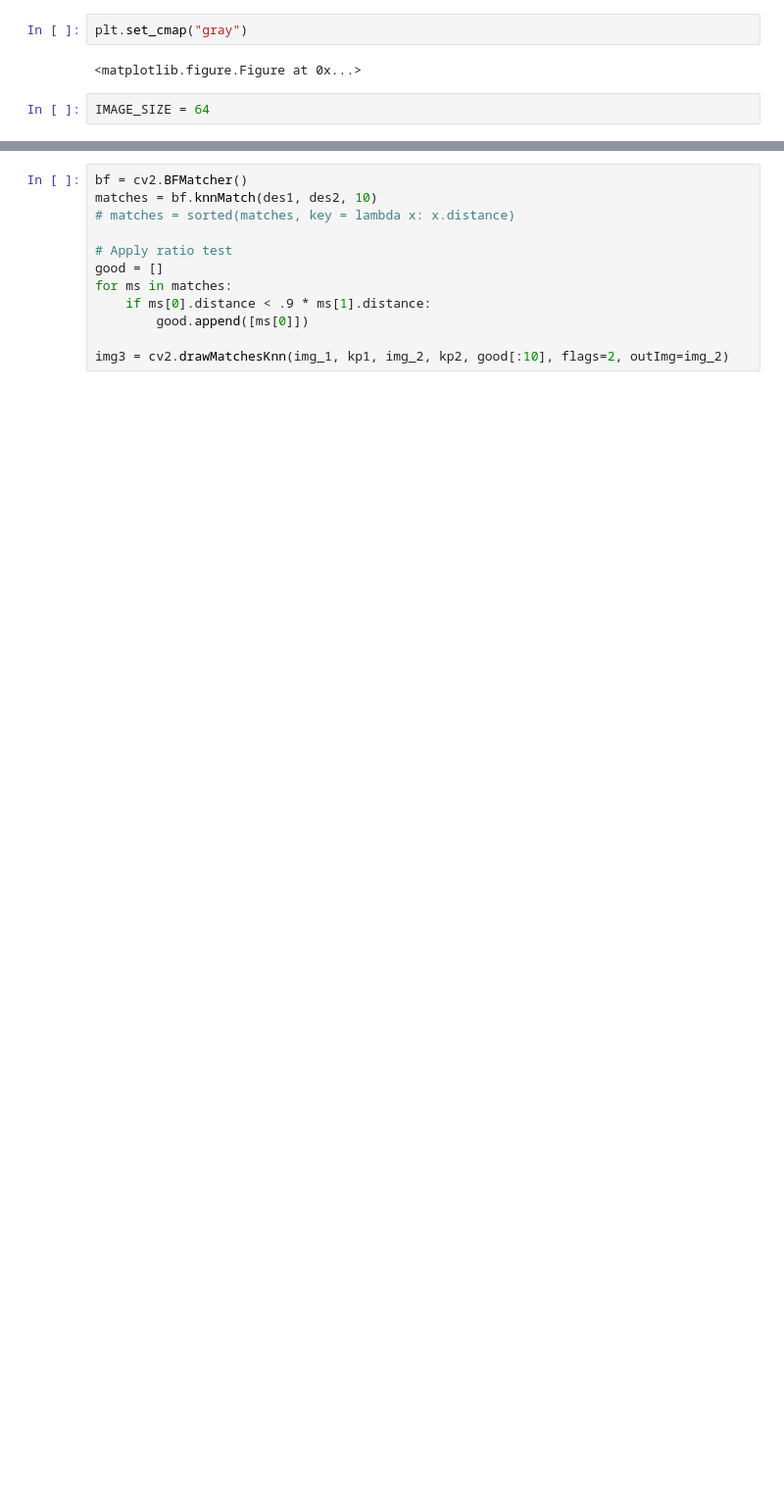
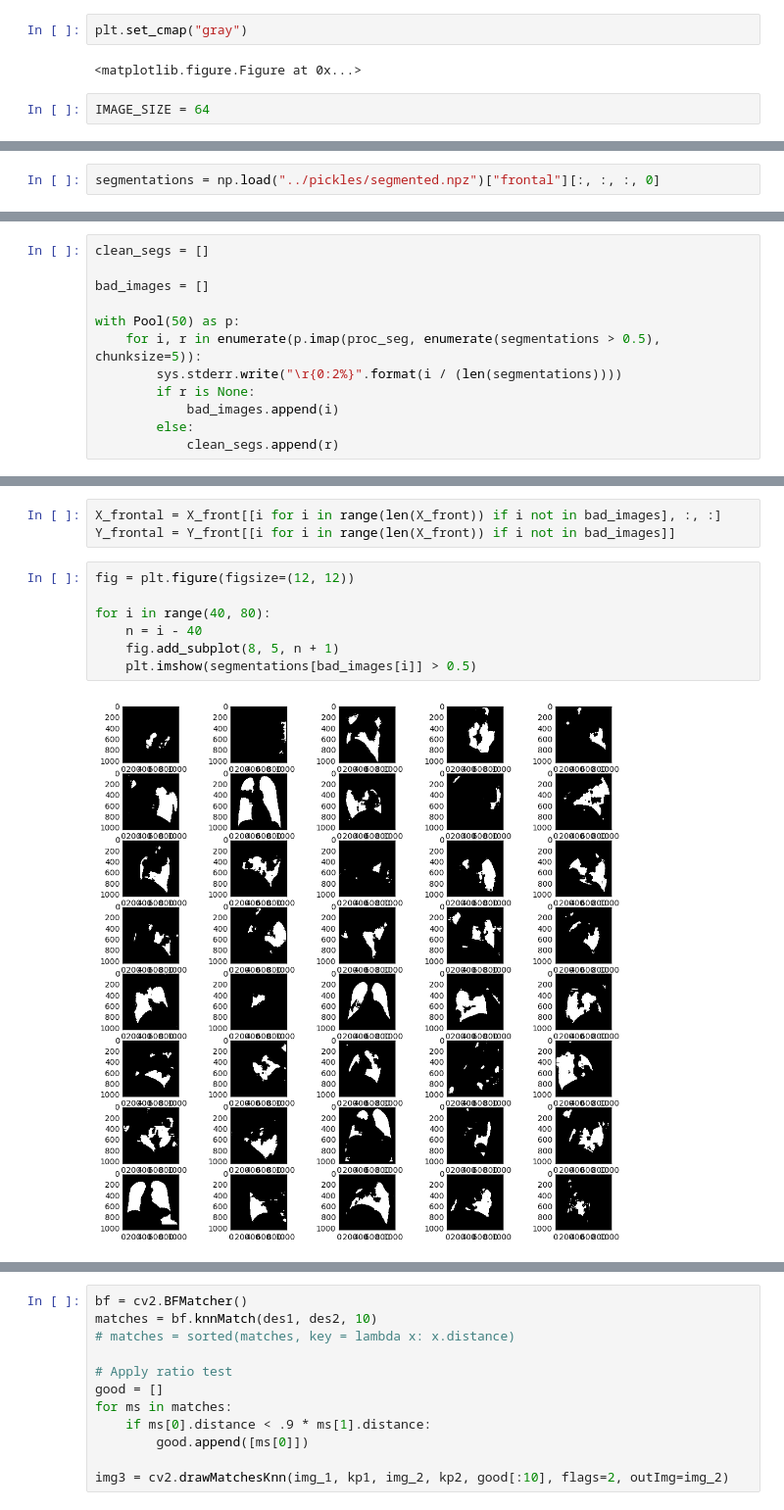
Before and after one commit to artemkondyukov/xray_cardiometry, a Jupyter notebook: notebooks/Feature_extraction.ipynb, the cells around one changed output, grey strips where cells are left out. Shown at 98% size. Drawn from its saved outputs; the diff is of its cells as text; blank space fills up the shorter version.

```diff
--- a/notebooks/Feature_extraction.ipynb
+++ b/notebooks/Feature_extraction.ipynb
@@ -14,0 +25,2 @@ IMAGE_SIZE = 64
+# %%
+segmentations = np.load("../pickles/segmented.npz")["frontal"][:, :, :, 0]
@@ -14,0 +61,12 @@ IMAGE_SIZE = 64
+# %%
+clean_segs = []
+
+bad_images = []
+
+with Pool(50) as p:
+    for i, r in enumerate(p.imap(proc_seg, enumerate(segmentations > 0.5), chunksize=5)):
+        sys.stderr.write("\r{0:2%}".format(i / (len(segmentations))))
+        if r is None:
+            bad_images.append(i)
+        else:
+            clean_segs.append(r)
@@ -14,0 +100,12 @@ IMAGE_SIZE = 64
+# %%
+X_frontal = X_front[[i for i in range(len(X_front)) if i not in bad_images], :, :]
+Y_frontal = Y_front[[i for i in range(len(X_front)) if i not in bad_images]]
+# %%
+fig = plt.figure(figsize=(12, 12))
+
+for i in range(40, 80):
+    n = i - 40
+    fig.add_subplot(8, 5, n + 1)
+    plt.imshow(segmentations[bad_images[i]] > 0.5)
+# %% [output]
+[figure, added]
```
Also changed, not shown: parts of 36 cells of this notebook.
